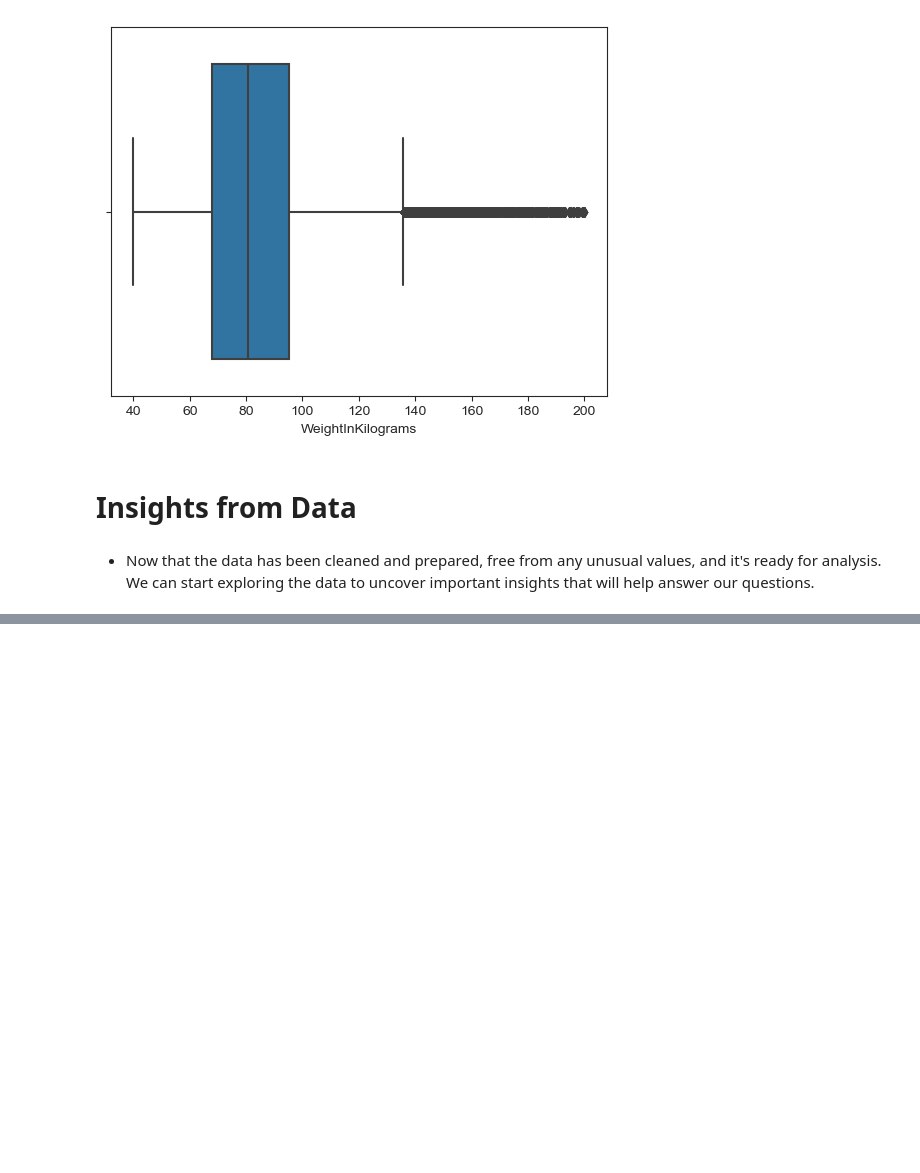
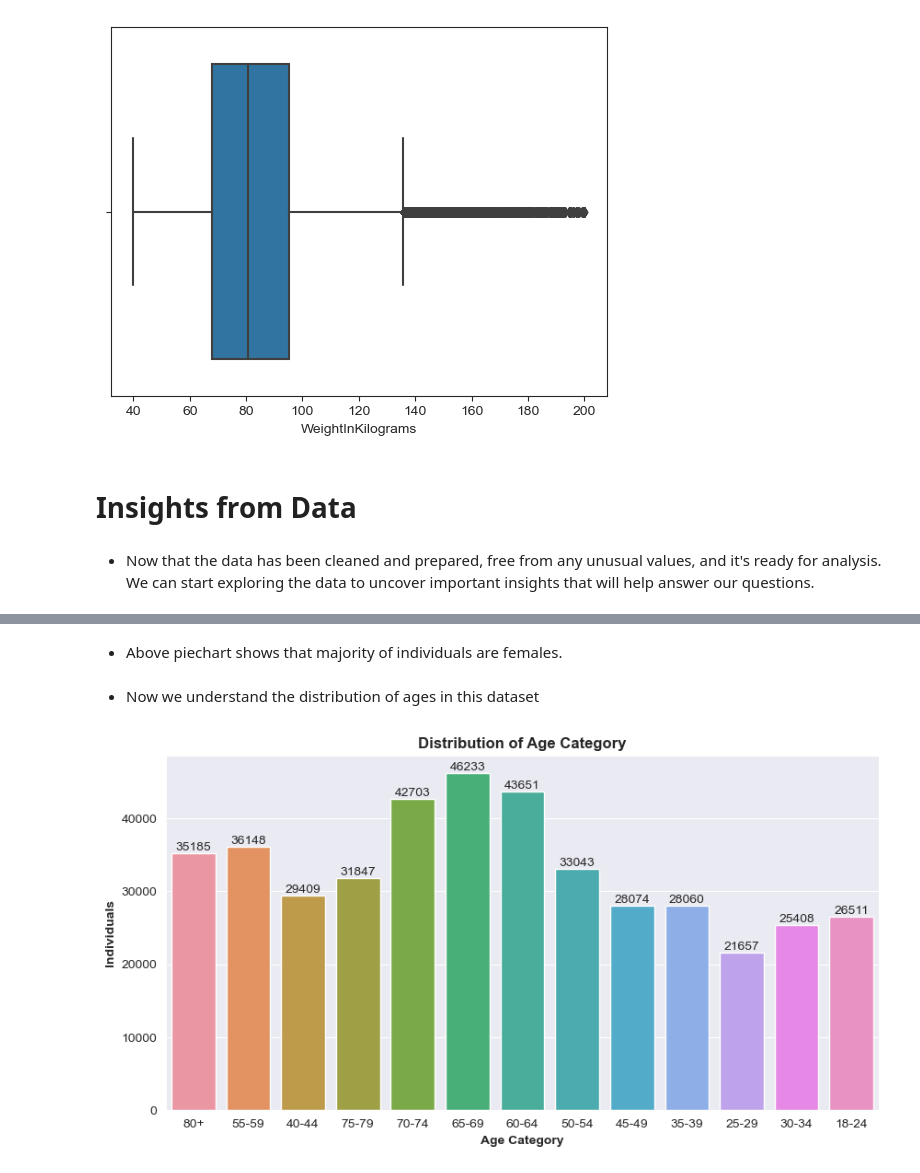
Before and after one commit to ali-bin-kashif/heart-disease-healthcare-data-analysis, a Jupyter notebook: heart_indicator_data_analysis.ipynb, the cells around one changed output, grey strips where cells are left out. Saved outputs shown, nothing was run; the diff lists cells and outputs as text; code cells hidden in the pictures; blank space fills up the shorter version.

```diff
--- a/heart_indicator_data_analysis.ipynb
+++ b/heart_indicator_data_analysis.ipynb
@@ -738,0 +761,12 @@ sns.boxplot(data=heart_data, x='WeightInKilograms')
+# %% [markdown]
+- Above piechart shows that majority of individuals are females.
+# %% [markdown]
+- Now we understand the distribution of ages in this dataset
+# %%
+set_size_style(10,5,'darkgrid')
+ax = sns.countplot(data = heart_data, x = 'AgeCategory')
+customize_plot(ax,"Distribution of Age Category","Age Category","Individuals",12,10)
+for c in ax.containers:
+    ax.bar_label(c)
+# %% [output]
+[figure, added]
```
Also changed, not shown: parts of 24 cells of this notebook.
